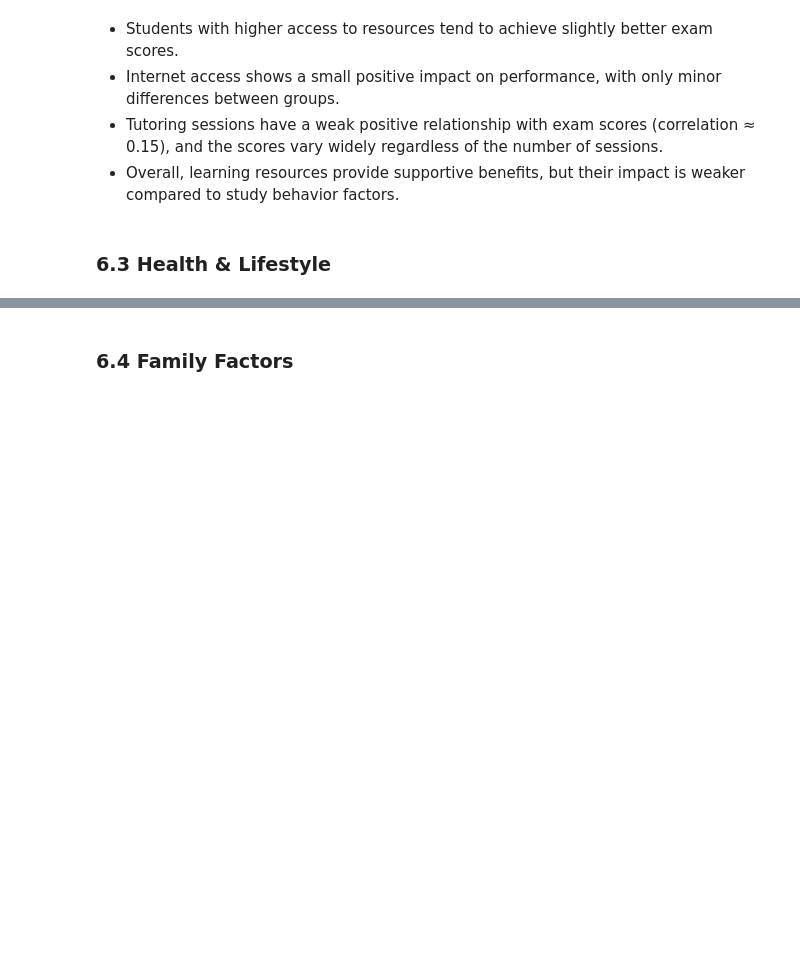
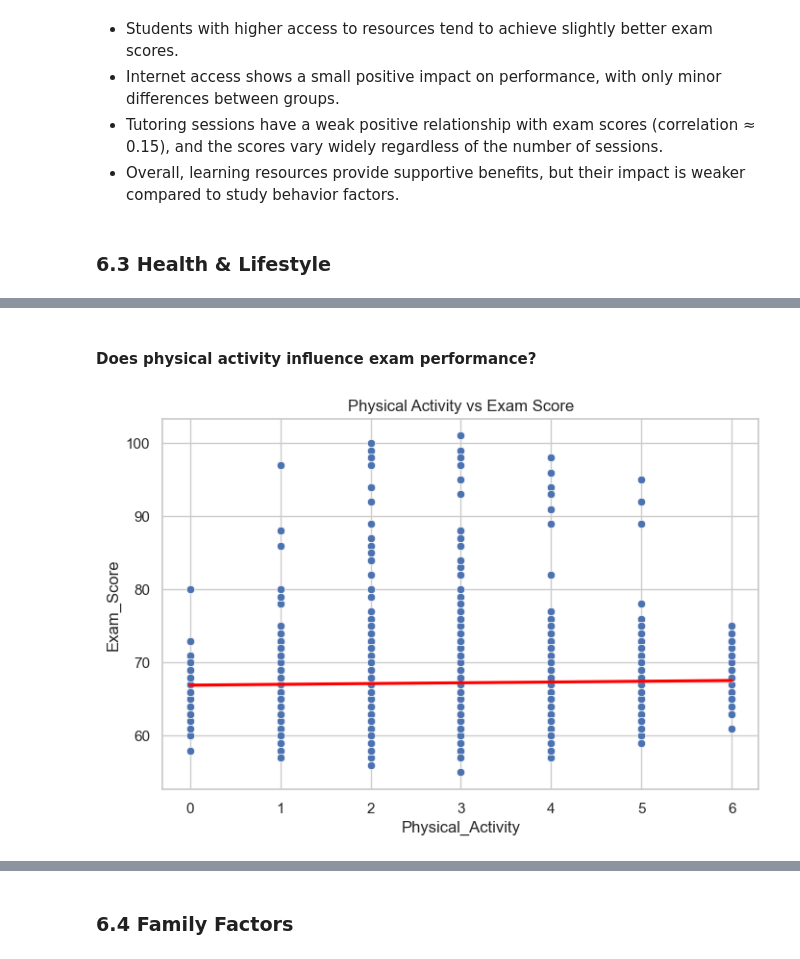
Before and after one commit to Nujud123/A-AI-Bootcamp, a Jupyter notebook: student/course2/p2_student_exam.ipynb, the cells around one changed output, grey strips where cells are left out. Saved outputs shown, nothing was run; the diff lists cells and outputs as text; code cells hidden in the pictures; blank space fills up the shorter version.

```diff
--- a/student/course2/p2_student_exam.ipynb
+++ b/student/course2/p2_student_exam.ipynb
@@ -314,0 +325,10 @@ student[['Tutoring_Sessions', 'Exam_Score']].corr()
+# %% [markdown]
+#### Does physical activity influence exam performance?
+# %%
+sns.scatterplot(data=student, x='Physical_Activity', y='Exam_Score')
+sns.regplot(data=student, x='Physical_Activity', y='Exam_Score', scatter=False, color='red')
+
+plt.title('Physical Activity vs Exam Score')
+plt.show()
+# %% [output]
+[figure, added]
```
Also changed, not shown: parts of 5 cells of this notebook.
